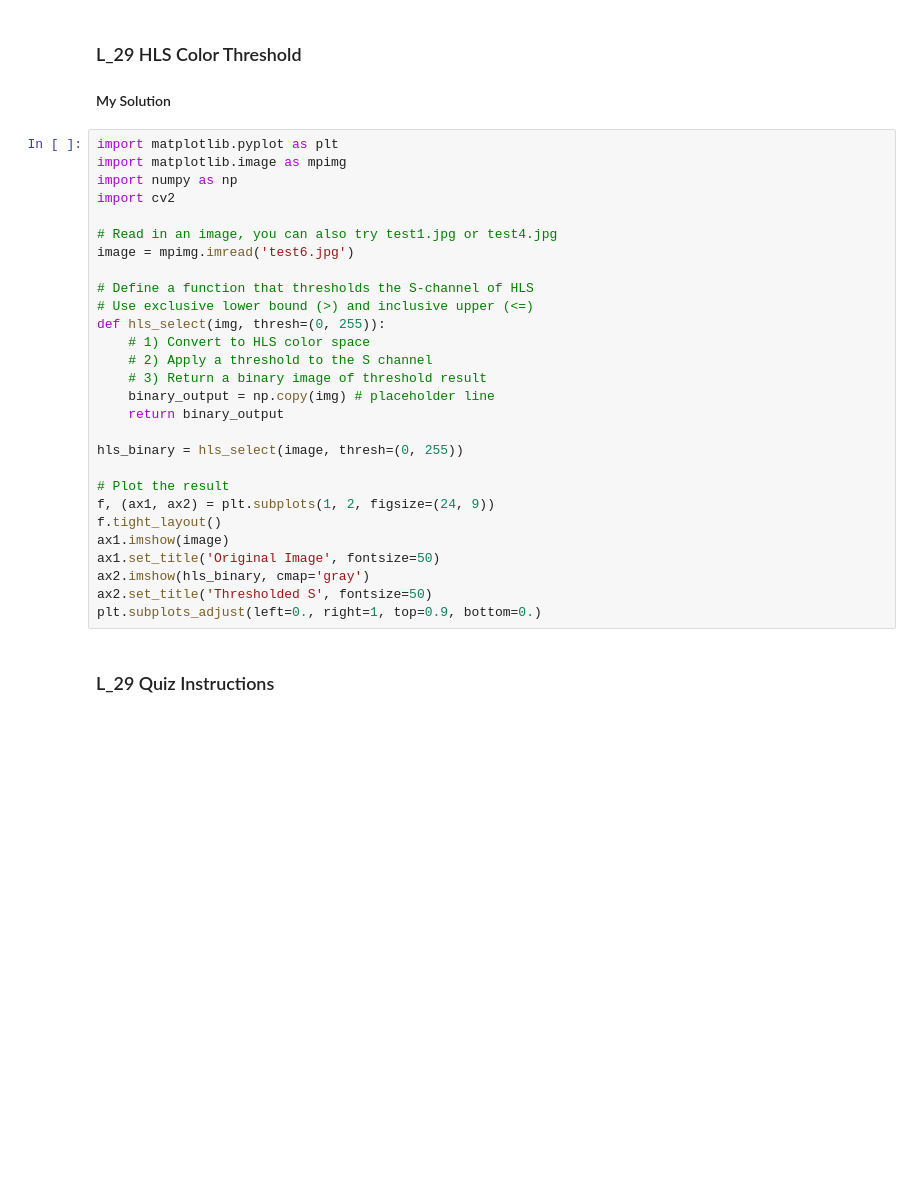
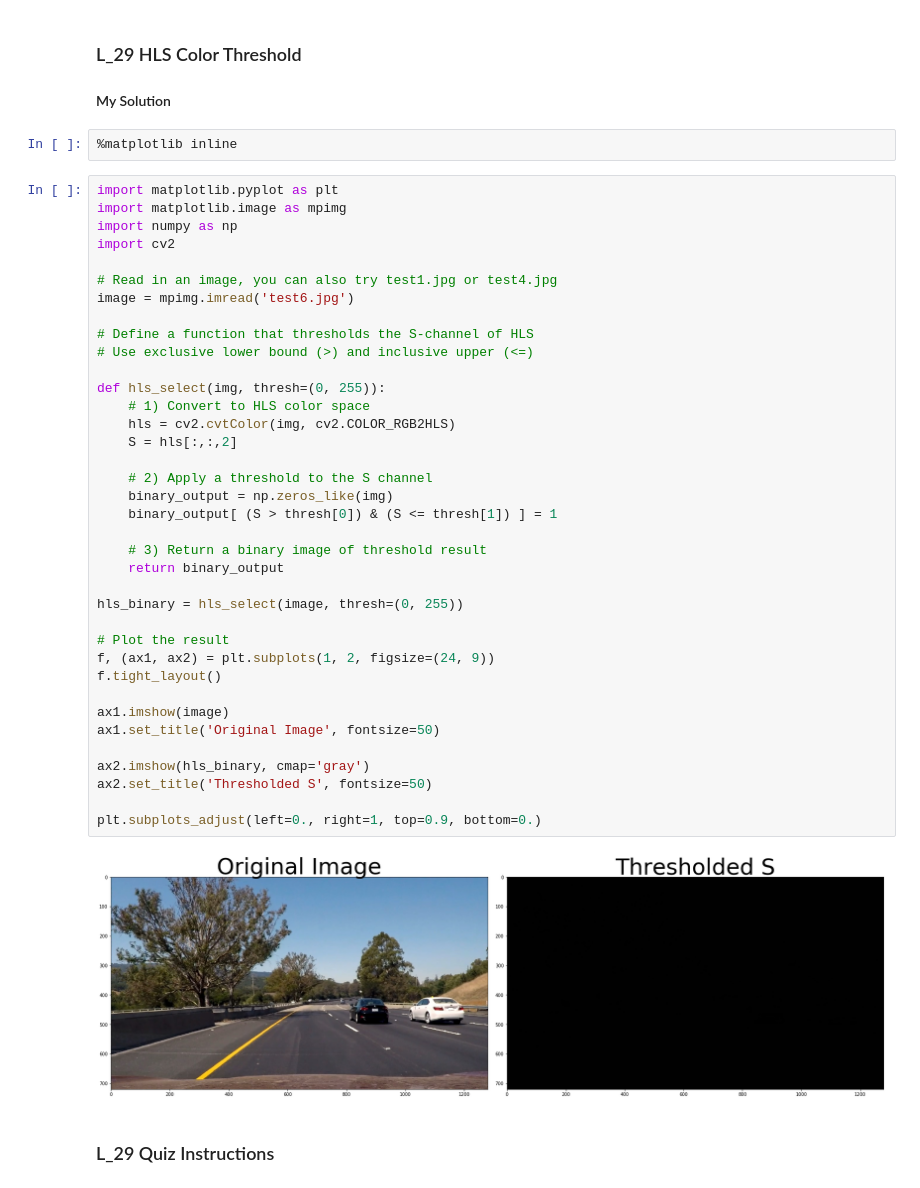
Before and after one commit to SherylHohman/CarND-Advanced-Lane_Lines-Exercises, a Jupyter notebook: L_29_hls_color_threshold.ipynb, the cells around one changed output. Saved outputs shown, nothing was run; the diff lists cells and outputs as text; blank space fills up the shorter version.

Commit message:
write hls_select(). TODO determine thresh values

```diff
--- a/L_29_hls_color_threshold.ipynb
+++ b/L_29_hls_color_threshold.ipynb
@@ -2,34 +2,47 @@
 ### L_29 HLS Color Threshold
 
 #### My Solution
+# %%
+%matplotlib inline
 # %%
 import matplotlib.pyplot as plt
 import matplotlib.image as mpimg
 import numpy as np
 import cv2
 
 # Read in an image, you can also try test1.jpg or test4.jpg
 image = mpimg.imread('test6.jpg')
 
 # Define a function that thresholds the S-channel of HLS
 # Use exclusive lower bound (>) and inclusive upper (<=)
+
 def hls_select(img, thresh=(0, 255)):
     # 1) Convert to HLS color space
+    hls = cv2.cvtColor(img, cv2.COLOR_RGB2HLS)
+    S = hls[:,:,2]
+
     # 2) Apply a threshold to the S channel
+    binary_output = np.zeros_like(img)
+    binary_output[ (S > thresh[0]) & (S <= thresh[1]) ] = 1
+
     # 3) Return a binary image of threshold result
-    binary_output = np.copy(img) # placeholder line
     return binary_output
 
 hls_binary = hls_select(image, thresh=(0, 255))
 
 # Plot the result
 f, (ax1, ax2) = plt.subplots(1, 2, figsize=(24, 9))
 f.tight_layout()
+
 ax1.imshow(image)
 ax1.set_title('Original Image', fontsize=50)
+
 ax2.imshow(hls_binary, cmap='gray')
 ax2.set_title('Thresholded S', fontsize=50)
+
 plt.subplots_adjust(left=0., right=1, top=0.9, bottom=0.)
+# %% [output]
+[figure, added]
 # %% [markdown]
 ### L_29 Quiz Instructions
 # %% [markdown]
```
Also changed, not shown: 2 other files.
